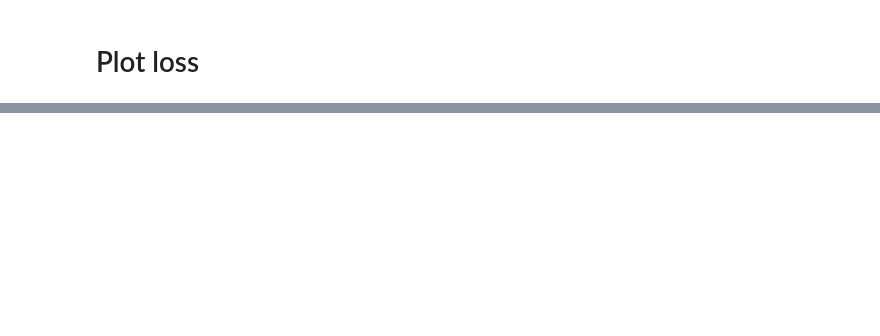
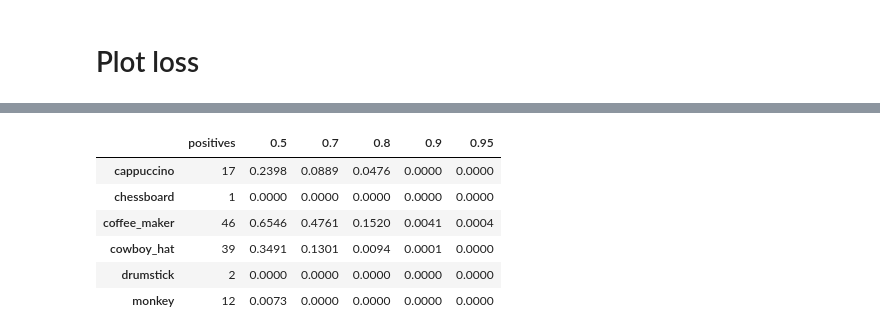
Before and after one commit to alexxcollins/INM705_CW_Collins_Velagala, a Jupyter notebook: notebooks/train_fpn_not_pretrained.ipynb, the cells around one changed output, grey strips where cells are left out. Cells and saved outputs as stored; diff of their text form; code cells hidden in the pictures; blank space fills up the shorter version.

Commit message:
update to metrics, added idx_to_classname attribute to dataset class

```diff
--- a/notebooks/train_fpn_not_pretrained.ipynb
+++ b/notebooks/train_fpn_not_pretrained.ipynb
@@ -131,7 +132,7 @@ data_args = {'stage': 'val',
              'height' : 480,
              'width' : 640,
             'max_negative' : 200}   # note that we include negative sets for the testing
-val_data = dataset_lvis.LVISData(**data_args)
+test_data = dataset_lvis.LVISData(**data_args)
 print(f'Time taken to initialize val set: {time.time()-time_start}')
 # %% [output]
 classes : {1: 'cappuccino', 2: 'chessboard', 3: 'coffee_maker', 4: 'cowboy_hat', 5: 'drumstick', 6: 'monkey'}
@@ -373,0 +422,4 @@ val_loss_df
+# %%
+test_loader = torch.utils.data.DataLoader(
+ test_data, batch_size=1, shuffle=True, #num_workers=4,
+ collate_fn=helper.CollateCustom())
@@ -373,0 +435,22 @@ val_loss_df
+# %%
+%%time
+
+pred_boxes = []
+gt = []
+for idx, X, y in test_loader:
+    model.eval()
+    y_pred = model(X.to(device))
+    # keep running list of predictions and ground truths
+    pred_boxes, gt = metrics.store_preds(idx, y, y_pred,
+                                     pred_boxes, gt)
+
+mAP_list = []
+thresholds = [0.5, 0.7, 0.8, 0.9, 0.95]
+for iou_thresh in thresholds:
+    mAP_list.append(metrics.calculate_ap(pred_boxes, gt,
+                               iou_threshold=iou_thresh,
+                               class_datasets = test_data.class_datasets))
+
+print('\n\n\n--------------\n\n')
+for i in range(len(thresholds)):
+    print('mAP for iou_threshold of {}: {:.3f}'.format(thresholds[i], mAP_list[i][0]))
@@ -373,0 +466,19 @@ val_loss_df
+# %%
+df = pd.DataFrame(index = list(range(1, 7)), columns = ['positives'] + thresholds)
+
+df['positives'] = [len(c['positive']) for c in test_data.class_datasets.values()]
+
+for i in range(len(thresholds)):
+    data = [v.item() for v in mAP_list[i][1].values()]
+    df[thresholds[i]] = data
+
+df.rename(index=test_data.idx_to_classname, inplace=True)
+df.round(4)
+# %% [output]
+|  | positives | 0.5 | 0.7 | 0.8 | 0.9 | 0.95 |
+| cappuccino | 17 | 0.2398 | 0.0889 | 0.0476 | 0.0000 | 0.0000 |
+| chessboard | 1 | 0.0000 | 0.0000 | 0.0000 | 0.0000 | 0.0000 |
+| coffee_maker | 46 | 0.6546 | 0.4761 | 0.1520 | 0.0041 | 0.0004 |
+| cowboy_hat | 39 | 0.3491 | 0.1301 | 0.0094 | 0.0001 | 0.0000 |
+| drumstick | 2 | 0.0000 | 0.0000 | 0.0000 | 0.0000 | 0.0000 |
+| monkey | 12 | 0.0073 | 0.0000 | 0.0000 | 0.0000 | 0.0000 |
```
Also changed, not shown: parts of 13 cells of this notebook, 3 other files.
